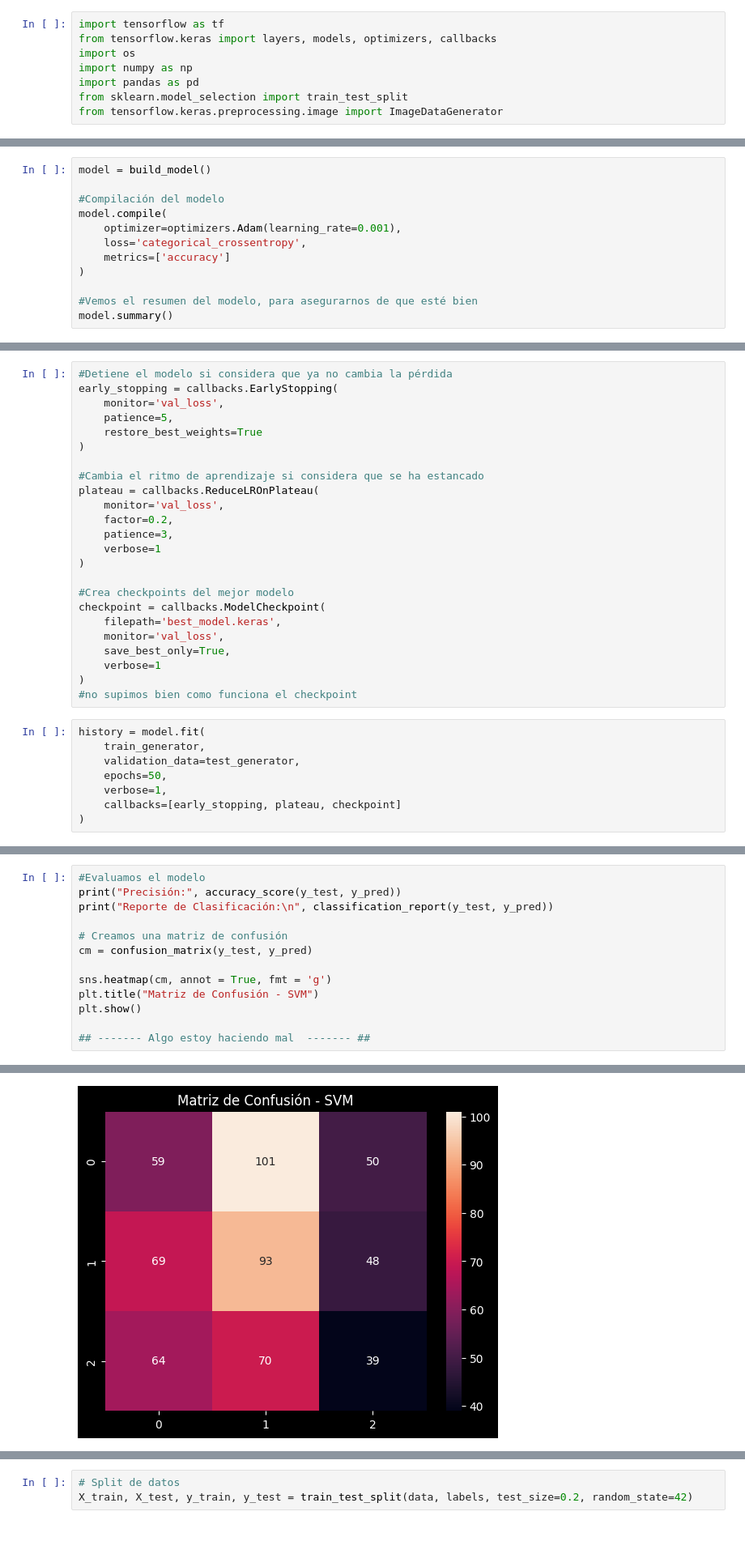
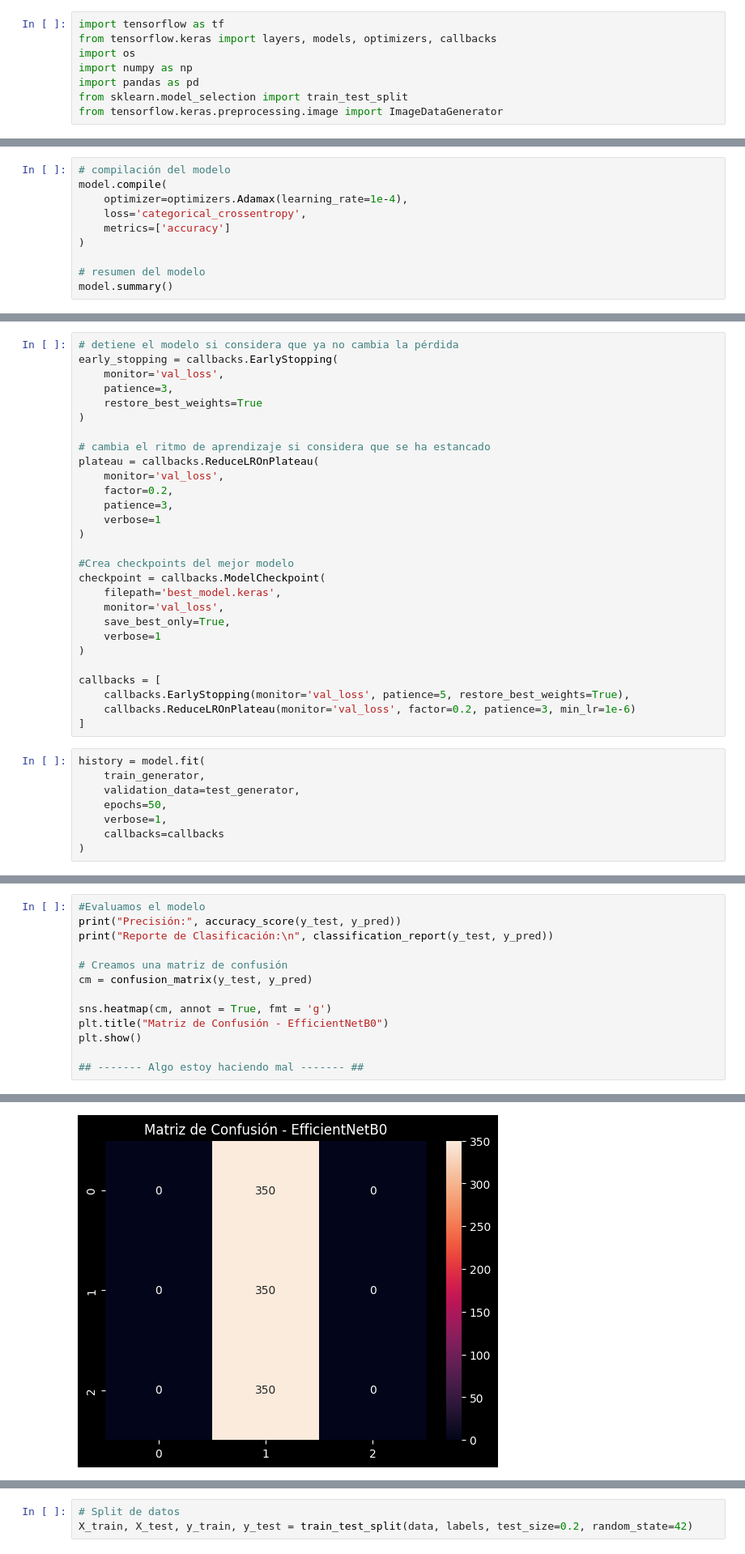
Before and after one commit to zamef/ProyectoTSBM, a Jupyter notebook: ExtraClasificaciónImagenes.ipynb, the cells around one changed output, grey strips where cells are left out. Shown: that part at 81% size. Drawn from its saved outputs; the diff is of its cells as text.

```diff
--- a/ExtraClasificaciónImagenes.ipynb
+++ b/ExtraClasificaciónImagenes.ipynb
@@ -172,13 +132,11 @@ def build_model():
 # %%
-model = build_model()
-
-#Compilación del modelo
+# compilación del modelo
 model.compile(
-    optimizer=optimizers.Adam(learning_rate=0.001),
+    optimizer=optimizers.Adamax(learning_rate=1e-4),
     loss='categorical_crossentropy',
     metrics=['accuracy']
 )
 
-#Vemos el resumen del modelo, para asegurarnos de que esté bien
+# resumen del modelo
 model.summary()
 # %% [output]
@@ -206,12 +160,12 @@ Model: "sequential_1"
 # %%
-#Detiene el modelo si considera que ya no cambia la pérdida
+# detiene el modelo si considera que ya no cambia la pérdida
 early_stopping = callbacks.EarlyStopping(
     monitor='val_loss',
-    patience=5,
+    patience=3,
     restore_best_weights=True
 )
 
-#Cambia el ritmo de aprendizaje si considera que se ha estancado
+# cambia el ritmo de aprendizaje si considera que se ha estancado
 plateau = callbacks.ReduceLROnPlateau(
     monitor='val_loss',
     factor=0.2,
@@ -226,14 +180,18 @@ checkpoint = callbacks.ModelCheckpoint(
     save_best_only=True,
     verbose=1
 )
-#no supimos bien como funciona el checkpoint
+
+callbacks = [
+    callbacks.EarlyStopping(monitor='val_loss', patience=5, restore_best_weights=True),
+    callbacks.ReduceLROnPlateau(monitor='val_loss', factor=0.2, patience=3, min_lr=1e-6)
+]
 # %%
 history = model.fit(
     train_generator,
     validation_data=test_generator,
     epochs=50,
     verbose=1,
-    callbacks=[early_stopping, plateau, checkpoint]
+    callbacks=callbacks
 )
 # %% [output]
 Epoch 1/50
@@ -307,8 +251,8 @@ print("Reporte de Clasificación:\n", classification_report(y_test, y_pred))
 cm = confusion_matrix(y_test, y_pred)
 
 sns.heatmap(cm, annot = True, fmt = 'g')
-plt.title("Matriz de Confusión - SVM")
+plt.title("Matriz de Confusión - EfficientNetB0")
 plt.show()
 
-## ------- Algo estoy haciendo mal  ------- ##
+## ------- Algo estoy haciendo mal ------- ##
 # %% [output]
@@ -326 +270 @@ weighted avg       0.32      0.32      0.32       593
-[figure, old version]
+[figure, new version]
```
Also changed, not shown: parts of 16 cells of this notebook.
